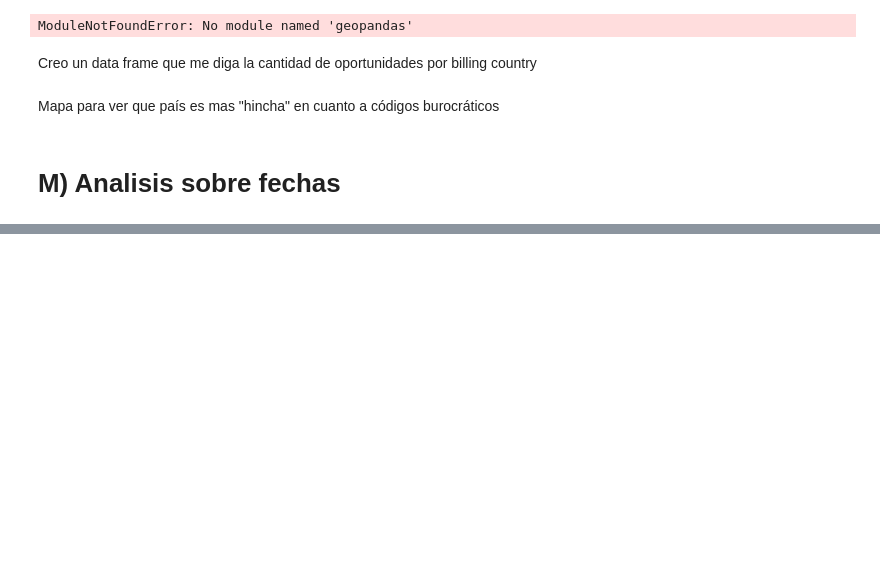
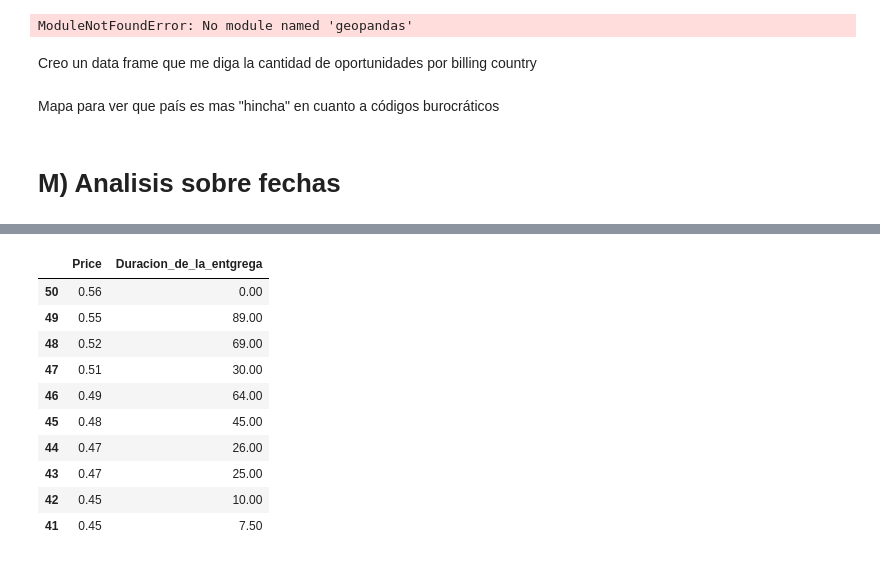
Before and after one commit to FerFabbiano/tp1-OrganizacionDeDatos, a Jupyter notebook: TP1_OrgaDeDatos.ipynb, the cells around one changed output, grey strips where cells are left out. Saved outputs shown, nothing was run; the diff lists cells and outputs as text; code cells hidden in the pictures; blank space fills up the shorter version.

```diff
--- a/TP1_OrgaDeDatos.ipynb
+++ b/TP1_OrgaDeDatos.ipynb
@@ -1072,0 +1076,29 @@ segun_fechas_vendedores.nsmallest(10, "Stage_Won")
+# %%
+# Vemos si la duracion de la entrega dura mas segun la precio
+
+# Agrupo segun precio y duracion de la entrega.
+segun_fechas_precio = segun_fechas.groupby("Price").agg({"Duracion_de_la_entgrega" : "mean"}).drop_duplicates().reset_index()
+
+# Remuevo los repetidos.
+segun_fechas_precio = segun_fechas_precio.replace(to_replace='None', value=np.nan).dropna()
+
+# Elimino el valor Other de la columna Price
+segun_fechas_precio = segun_fechas_precio[segun_fechas_precio.Price != "Other"]
+
+# Convierto la Columna Price a float.
+segun_fechas_precio["Price"] = segun_fechas_precio["Price"].astype(float)
+
+# Obtengo los 10 mayores precios.
+segun_fechas_precio.nlargest(10, "Price")
+# %% [output]
+|  | Price | Duracion_de_la_entgrega |
+| 50 | 0.56 | 0.00 |
+| 49 | 0.55 | 89.00 |
+| 48 | 0.52 | 69.00 |
+| 47 | 0.51 | 30.00 |
+| 46 | 0.49 | 64.00 |
+| 45 | 0.48 | 45.00 |
+| 44 | 0.47 | 26.00 |
+| 43 | 0.47 | 25.00 |
+| 42 | 0.45 | 10.00 |
+| 41 | 0.45 | 7.50 |
```
Also changed, not shown: parts of 10 cells of this notebook.
